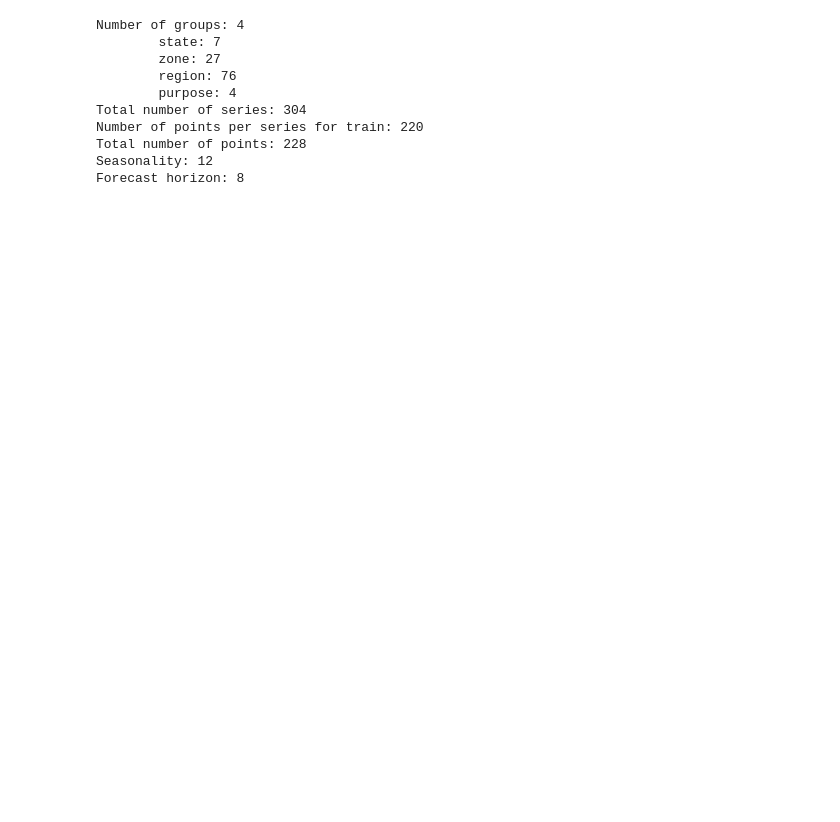
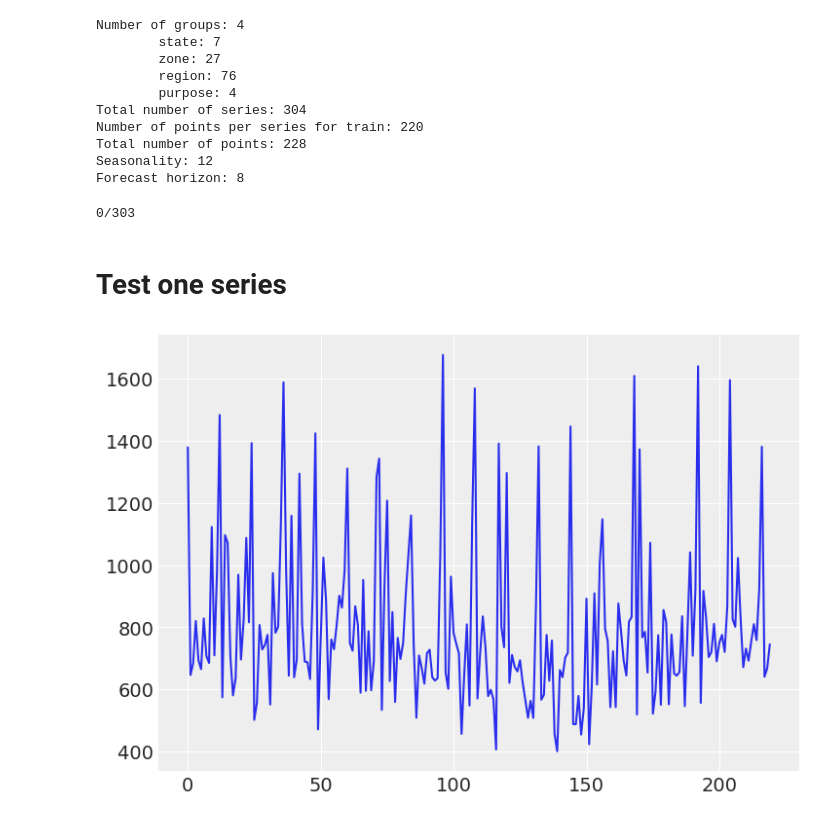
Before and after one commit to luisroque/hierarchical_ts_forecaster, a Jupyter notebook: notebooks/Running one GP per series - dataset tourism.ipynb, the cells around one changed output. Cells and saved outputs as stored; diff of their text form; code cells hidden in the pictures; blank space fills up the shorter version.

```diff
--- a/notebooks/Running one GP per series - dataset tourism.ipynb
+++ b/notebooks/Running one GP per series - dataset tourism.ipynb
@@ -58,22 +58,21 @@ for i in range(groups['train']['s']):
         period = pm.Gamma('period', 120, 10)
 
 
-        l_t = pm.Gamma('l_t', 5, 1)#, testval=1)
-        l_p = pm.Gamma('l_p', 2, 1)#, testval=1)
-        η_trend = pm.HalfNormal('η_trend',0.15)#, testval=0.1)
-        η_per = pm.HalfNormal('η_per',0.5)#, testval=0.5)
-        σ  = pm.HalfNormal("σ",  sigma=0.01)#, testval=0.01)
+        l_t = pm.Gamma('l_t', 5, 1, testval=0.5)
+        l_p = pm.Gamma('l_p', 2, 1, testval=0.5)
+        η_trend = pm.HalfNormal('η_trend',0.15, testval=0.5)#, testval=0.15)
+        η_per = pm.HalfNormal('η_per',0.5, testval=0.5)
+        σ  = pm.HalfNormal("σ",  sigma=0.1)
 
-        a = pm.Normal('a', 0,5)
-        b = pm.Normal('b', mu=0, sd=0.1)#, testval=0.1)
+        a = pm.Normal('a', np.log(np.mean(groups['train']['data'].reshape(groups['train']['s'], groups['train']['n']).T[:,series])),0.1)
+        #b = pm.Normal('b', mu=0, sd=0.1, testval=0.1)
 
-        mu_func = pm.gp.mean.Linear(intercept = a,
-                                   coeffs = b)
+        mu_func = pm.gp.mean.Constant(a)
 
 
         # cov function for the GP
-        cov = (η_trend**2 * pm.gp.cov.ExpQuad(input_dim=1, ls=l_t)
-                + η_per**2 * pm.gp.cov.Periodic(1, period=period, ls=l_p)
+        cov = (η_trend * pm.gp.cov.ExpQuad(input_dim=1, ls=l_t)
+                + η_per * pm.gp.cov.Periodic(1, period=period, ls=l_p)
                 + pm.gp.cov.WhiteNoise(σ))
 
         gp = pm.gp.Latent(mean_func=mu_func, cov_func=cov)
@@ -117,3 +116,7 @@ visualize_predict(groups, p_s_predict_d, 8)
 
 results = calculate_metrics(p_s_predict_d, groups)
 metrics_to_table(groups, results)
+# %% [output]
+0/303
+# %% [markdown]
+# Test one series
@@ -119,0 +125,5 @@ metrics_to_table(groups, results)
+# %%
+series = 1
+plt.plot(groups['train']['data'].reshape(groups['train']['s'], groups['train']['n']).T[:,series]);
+# %% [output]
+[figure, added]
```
Also changed, not shown: parts of 6 cells of this notebook, 4 other files.
